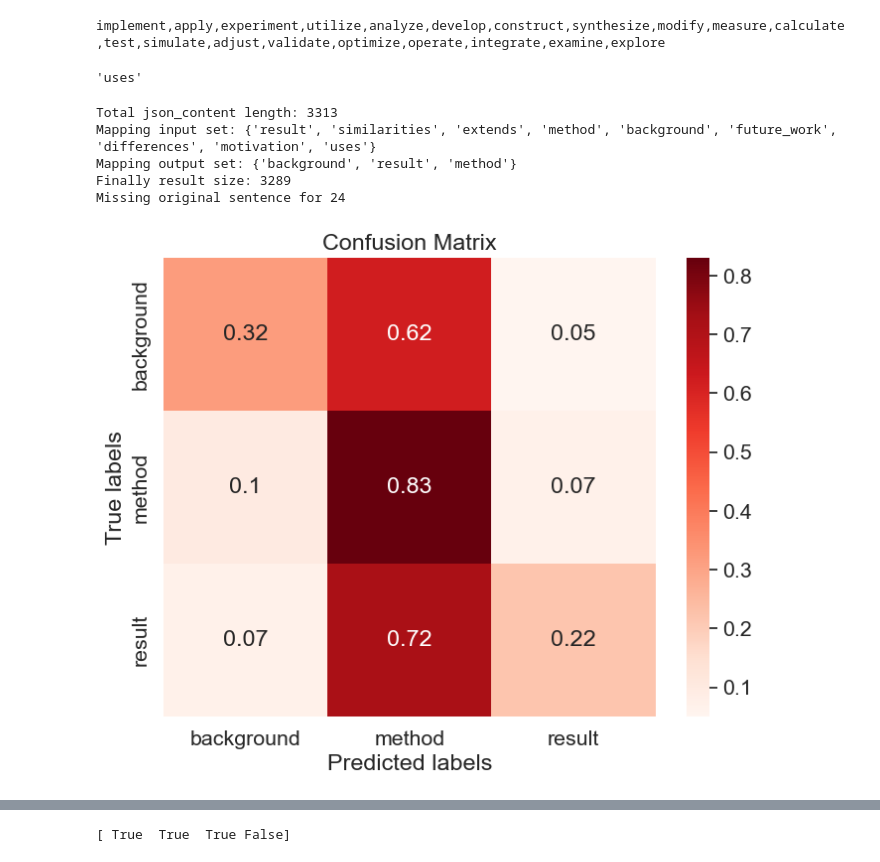
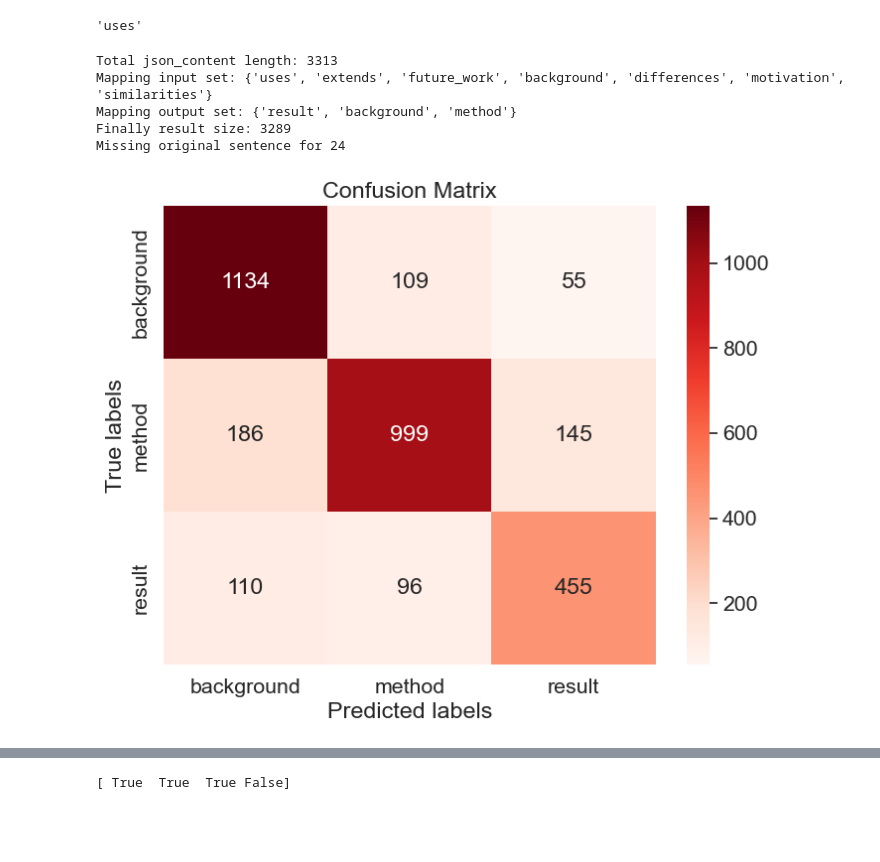
Before and after one commit to atrisovic/paper_analysis_toolkit, a Jupyter notebook: notebooks/Multicite_Confusion_Matrix.ipynb, the cells around one changed output, grey strips where cells are left out. Drawn from its saved outputs; the diff is of its cells as text; code cells hidden in the pictures; blank space fills up the shorter version.

```diff
--- a/notebooks/Multicite_Confusion_Matrix.ipynb
+++ b/notebooks/Multicite_Confusion_Matrix.ipynb
@@ -13,10 +13,6 @@ with open('../../multicite/data/classification_1_context/test.json', 'r') as f:
     content = f.read()
 
 json_content = json.loads(content)
-# %%
-print(','.join(["implement", "apply", "experiment", "utilize", "analyze", "develop", "construct", "synthesize", "modify", "measure", "calculate", "test", "simulate", "adjust", "validate", "optimize", "operate", "integrate", "examine", "explore"]))
-# %% [output]
-implement,apply,experiment,utilize,analyze,develop,construct,synthesize,modify,measure,calculate,test,simulate,adjust,validate,optimize,operate,integrate,examine,explore
 # %%
 class CitationClassifier:
     def __init__(self, model_checkpoint):
@@ -79,7 +75,7 @@ class CitationClassifier:
         heuristic_value, heuristic_score = self.get_heuristic_score(text)
         classifier_value, classifier_score  = self.apply_classifier_model(text)
 
-        if (classifier_score >= heuristic_score):
+        if (classifier_score >= heuristic_score or True):
             return classifier_value
 
         return heuristic_value
@@ -138,26 +134,27 @@ print(f"Finally result size: {len(predicted_labels)}")
 print(f"Missing original sentence for {len(list(filter(lambda s: len(s['x']) == 0, json_content)))}")
 # %% [output]
 Total json_content length: 3313
-Mapping input set: {'result', 'similarities', 'extends', 'method', 'background', 'future_work', 'differences', 'motivation', 'uses'}
-Mapping output set: {'background', 'result', 'method'}
+Mapping input set: {'uses', 'extends', 'future_work', 'background', 'differences', 'motivation', 'similarities'}
+Mapping output set: {'result', 'background', 'method'}
 Finally result size: 3289
 Missing original sentence for 24
 # %%
-cm = confusion_matrix(true_labels, predicted_labels, normalize = 'true').round(2)
+cm = confusion_matrix(true_labels, predicted_labels)
+#cm = confusion_matrix(true_labels, predicted_labels, normalize = 'true').round(2)
 perm = [0,1,2]
 
 cm = cm[perm][:, perm]
 xticks = np.unique(true_labels)[perm]
 yticks = np.unique(predicted_labels)[perm]
 
 
 # Plot confusion matrix
 plt.figure(figsize=(8, 6))
 sns.set(font_scale=1.4)  # Adjust font size
 sns.heatmap(cm, annot=True, fmt='g', cmap='Reds', xticklabels=xticks, yticklabels=yticks)
 plt.xlabel('Predicted labels')
 plt.ylabel('True labels')
 plt.title('Confusion Matrix')
 plt.show()
 # %% [output]
-[figure, old version]
+[figure, new version]
```
Also changed, not shown: parts of 2 cells of this notebook, 7 other files.
